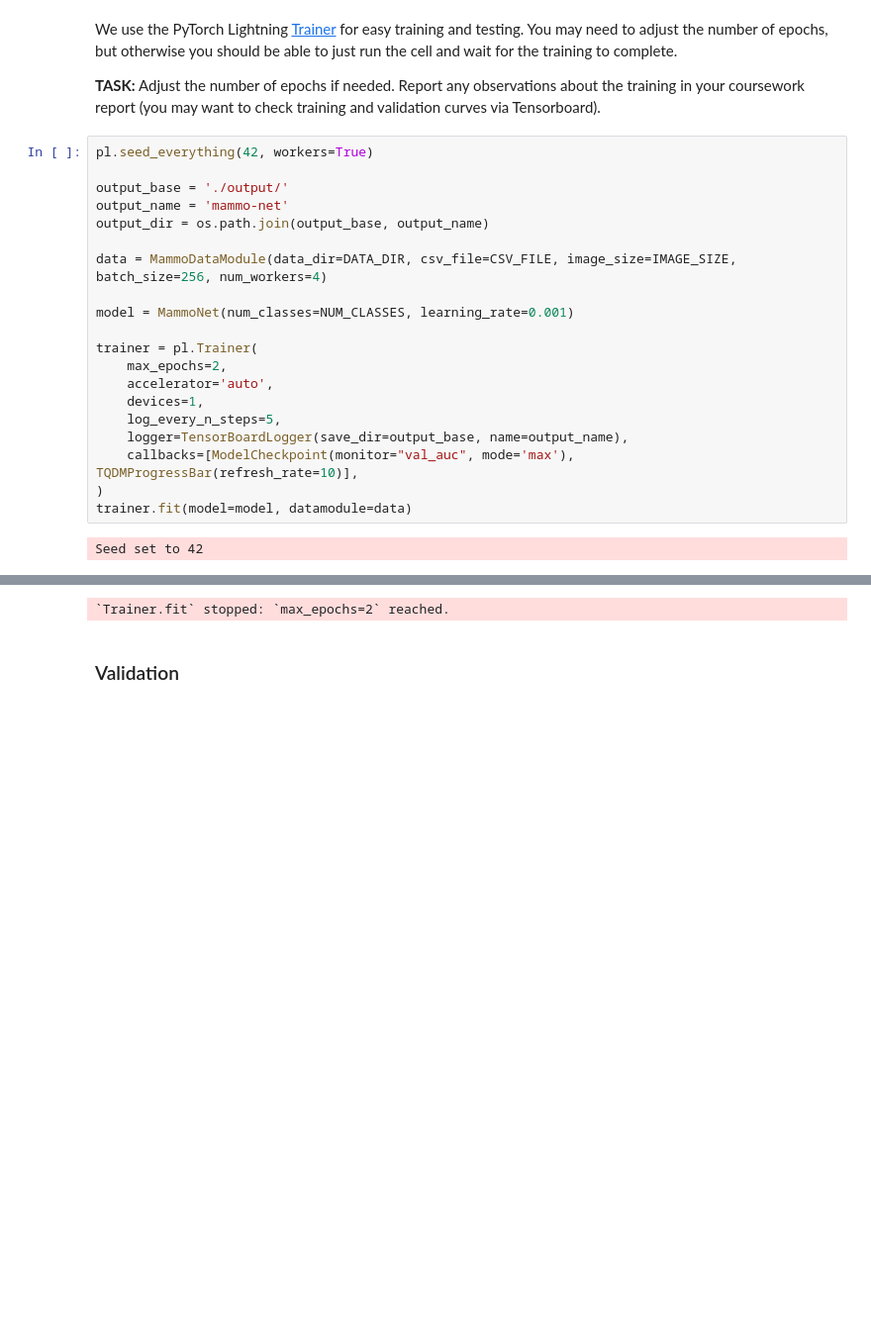
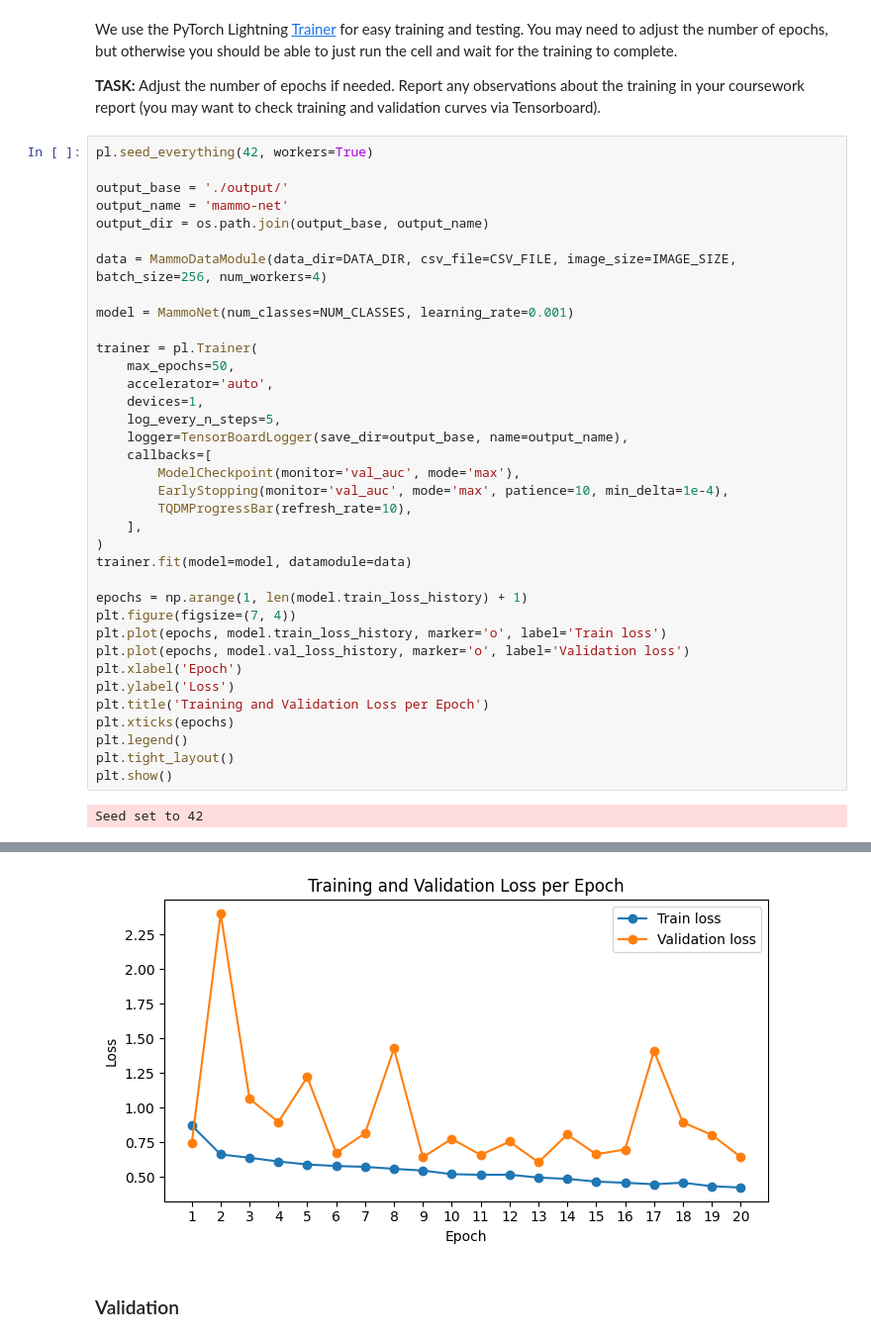
Before and after one commit to auofbvoeu/mammographic-density-prediction, a Jupyter notebook: coursework.ipynb, the cells around one changed output, grey strips where cells are left out. Shown at 99% size. Drawn from its saved outputs; the diff is of its cells as text; blank space fills up the shorter version.

```diff
--- a/coursework.ipynb
+++ b/coursework.ipynb
@@ -417,14 +445,30 @@ data = MammoDataModule(data_dir=DATA_DIR, csv_file=CSV_FILE, image_size=IMAGE_SI
 model = MammoNet(num_classes=NUM_CLASSES, learning_rate=0.001)
 
 trainer = pl.Trainer(
-    max_epochs=2,
+    max_epochs=50,
     accelerator='auto',
     devices=1,
     log_every_n_steps=5,
     logger=TensorBoardLogger(save_dir=output_base, name=output_name),
-    callbacks=[ModelCheckpoint(monitor="val_auc", mode='max'), TQDMProgressBar(refresh_rate=10)],
+    callbacks=[
+        ModelCheckpoint(monitor='val_auc', mode='max'),
+        EarlyStopping(monitor='val_auc', mode='max', patience=10, min_delta=1e-4),
+        TQDMProgressBar(refresh_rate=10),
+    ],
 )
 trainer.fit(model=model, datamodule=data)
+
+epochs = np.arange(1, len(model.train_loss_history) + 1)
+plt.figure(figsize=(7, 4))
+plt.plot(epochs, model.train_loss_history, marker='o', label='Train loss')
+plt.plot(epochs, model.val_loss_history, marker='o', label='Validation loss')
+plt.xlabel('Epoch')
+plt.ylabel('Loss')
+plt.title('Training and Validation Loss per Epoch')
+plt.xticks(epochs)
+plt.legend()
+plt.tight_layout()
+plt.show()
 # %% [output]
 Seed set to 42
 Dataset size (1.0 GiB) fits in cache limit (2 GiB). Allocating space to cache all 21204 samples.
@@ -456,6 +500,6 @@ Modules in train mode: 4
 Modules in eval mode: 0
 Total FLOPs: 0
-`Trainer.fit` stopped: `max_epochs=2` reached.
+[figure, added]
 # %% [markdown]
 ### Validation
 # %% [markdown]
```
Also changed, not shown: parts of 12 cells of this notebook.
